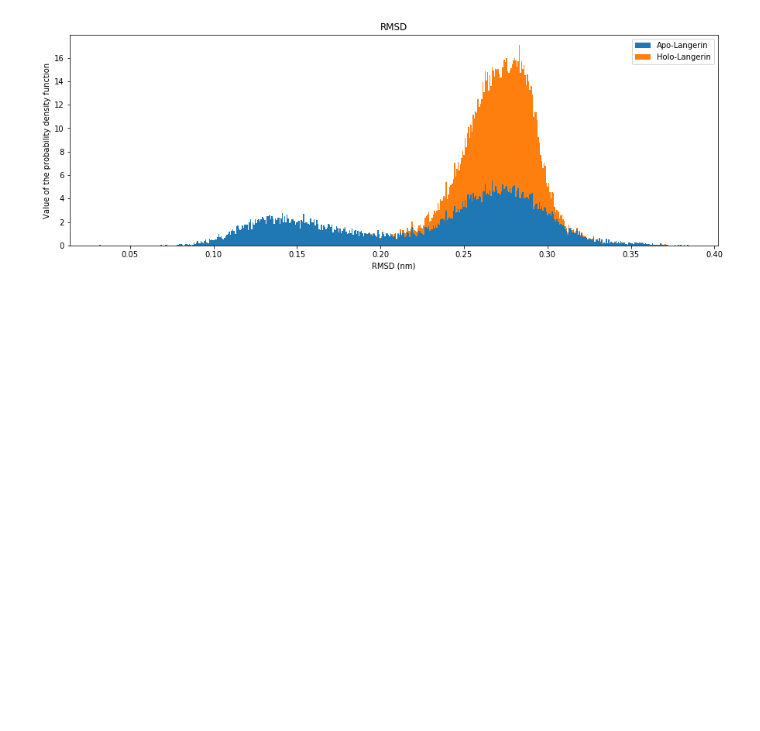
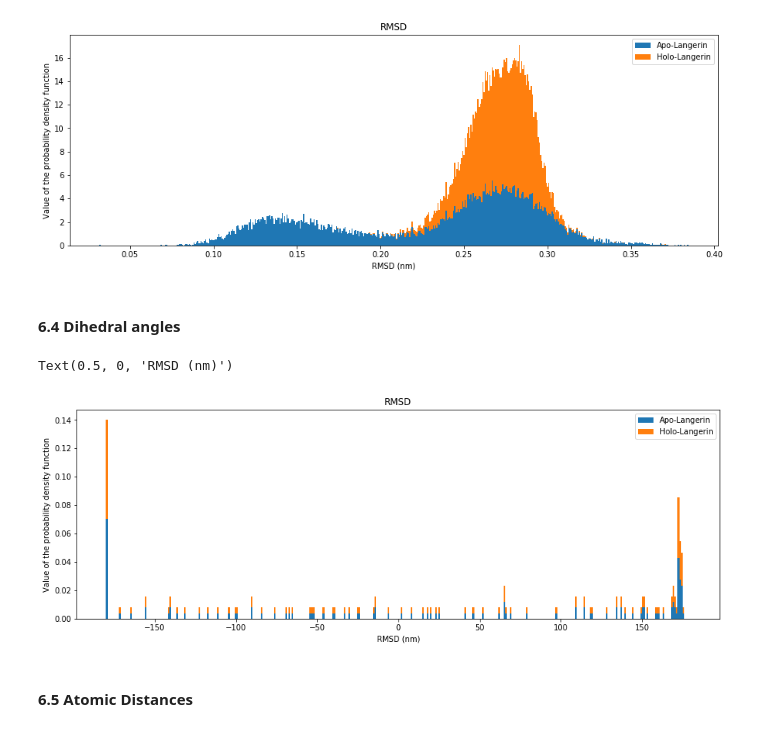
Before and after one commit to laifi/molecular-dynamics, a Jupyter notebook: e05/Exercise 5.ipynb, the cells around one changed output. Drawn from its saved outputs; the diff is of its cells as text; code cells hidden in the pictures; blank space fills up the shorter version.

```diff
--- a/e05/Exercise 5.ipynb
+++ b/e05/Exercise 5.ipynb
@@ -74,3 +73,27 @@ plt.xlabel('RMSD (nm)')
 # %% [output]
 Text(0.5, 0, 'RMSD (nm)')
 [figure]
+# %% [markdown]
+#### 6.4 Dihedral angles
+# %%
+angle_file = 'ignore/anglesA.xvg'
+df = pd.read_csv(angle_file, skiprows=32, delim_whitespace=True)
+chi1 = df['Chi1']
+chi2 = df['Chi1']
+# %%
+bins = np.linspace(-180, 180, 360)
+# hist_chi1, bins_chi1 = np.histogram((chi1 - 1) * 180, density = True, bins=bins)
+fig = plt.figure(figsize=(15, 5))
+plt.hist([(chi1 - 0.5) * 360, (chi2 - 0.5) * 360],
+         density = True,
+         bins = bins,
+         histtype = 'barstacked')
+plt.title('RMSD')
+plt.legend(['Apo-Langerin', 'Holo-Langerin'])
+plt.ylabel('Value of the probability density function')
+plt.xlabel('RMSD (nm)')
+# %% [output]
+Text(0.5, 0, 'RMSD (nm)')
+[figure, added]
+# %% [markdown]
+#### 6.5 Atomic Distances
```
Also changed, not shown: parts of 6 cells of this notebook, 2 other files.
